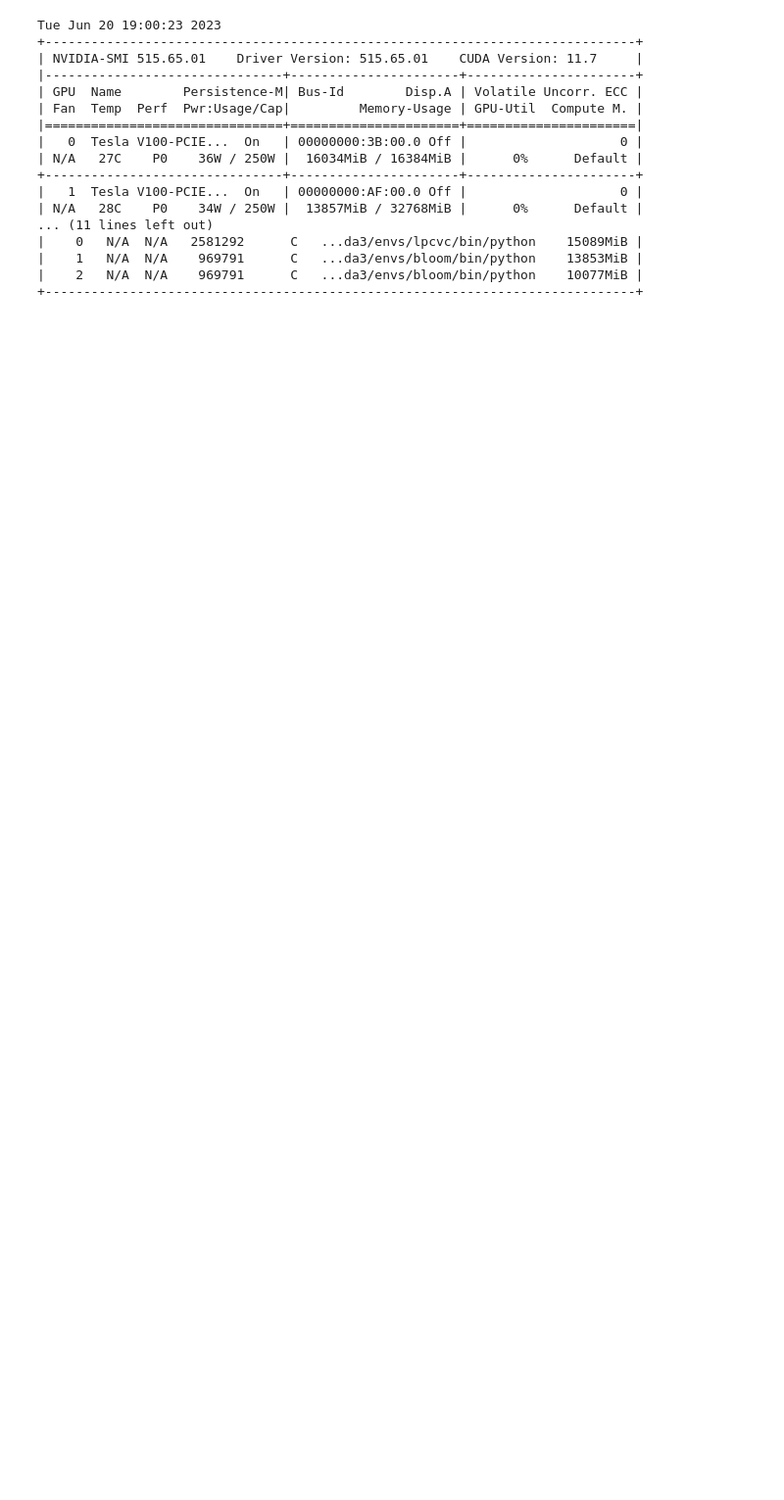
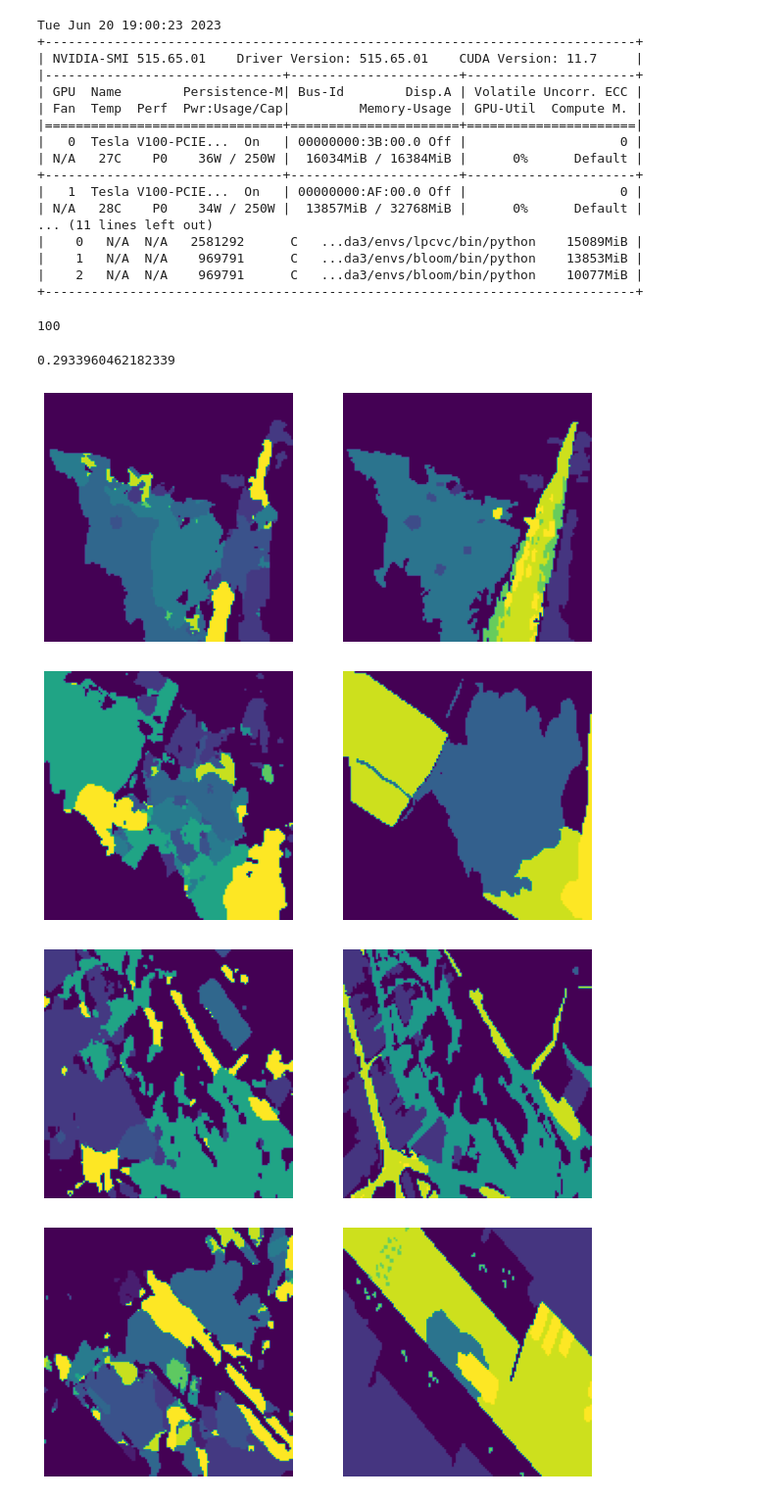
Before and after one commit to SunJacques/LPCVC-2023, a Jupyter notebook: train_test.ipynb, the cells around one changed output. Shown: that part at 98% size. Saved outputs shown, nothing was run; the diff lists cells and outputs as text; code cells hidden in the pictures; blank space fills up the shorter version.

```diff
--- a/train_test.ipynb
+++ b/train_test.ipynb
@@ -103,6 +151,10 @@ def draw(i):
 
     output=model(data)
 
+    _, predicted = output.max(1)
+
+    print(predicted.shape)
+
     output = output.detach().cpu().numpy()
     target = target.detach().cpu().numpy()
 
@@ -124,8 +183,9 @@ model.load_state_dict(torch.load("/home/infres/nvernier-22/project/LPCVC-2023/sr
 # %%
-test_dataset = LPCVCDataset(datapath='/home/infres/nvernier-22/project/LPCVC-2023/dataset/', n_class=14, train=False)
+t_test = T.Compose([T.ToPILImage(), T.Resize(128,PIL.Image.NEAREST)])
+test_dataset = LPCVCDataset(datapath='/home/infres/nvernier-22/project/LPCVC-2023/dataset/',transform=t_test, n_class=14, train=False)
 test_loader = torch.utils.data.DataLoader(
-    dataset=train_dataset,
-    batch_size=16,
+    dataset=test_dataset,
+    batch_size=2,
     shuffle=True,
     num_workers=4,
     pin_memory=True
@@ -150,3 +210,47 @@ Tue Jun 20 19:00:23 2023
 |    1   N/A  N/A    969791      C   ...da3/envs/bloom/bin/python    13853MiB |
 |    2   N/A  N/A    969791      C   ...da3/envs/bloom/bin/python    10077MiB |
 +-----------------------------------------------------------------------------+
+# %%
+len(test_dataset)
+# %% [output]
+100
+# %%
+from sample_solution.evaluation.accuracy import AccuracyTracker
+loop = tqdm(test_loader)
+
+accuracyTracker: AccuracyTracker = AccuracyTracker(n_classes=14)
+tot_m_dice = 0
+tot = 0
+with torch.no_grad():
+    for batch_idx, (data, targets) in enumerate(loop):
+        tot += 1
+        data = data.to(device='cuda:1')
+        targets = targets.to(device='cuda:1')
+
+        preds = model(data)
+
+        preds = preds.cpu().data.max(1)[1].numpy()
+        targets = targets.cpu().data.max(1)[1].numpy()
+        preds.astype(np.uint8)
+        targets.astype(np.uint8)
+
+        if(batch_idx%10==0):
+            fig, axes = plt.subplots(1, 2, figsize=(10, 5))
+            # Tracé de la première image
+            axes[0].imshow(preds[0])
+            axes[0].axis('off')
+
+            # Tracé de la deuxième image
+            axes[1].imshow(targets[0])
+            axes[1].axis('off')
+
+    accuracyTracker.update(targets, preds)
+    tot_m_dice += accuracyTracker.get_mean_dice()
+
+print(tot_m_dice/tot)
+# %% [output]
+0.2933960462182339
+[figure, added]
+[figure, added]
+[figure, added]
+[figure, added]
```
Also changed, not shown: parts of 14 cells of this notebook, 8 other files.
